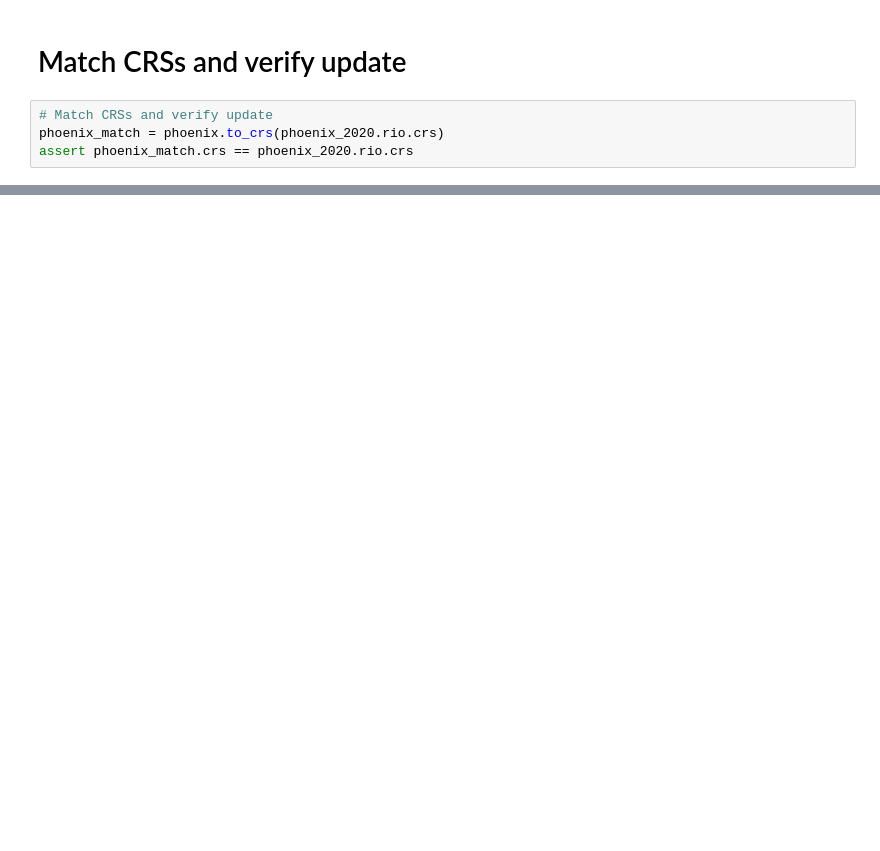
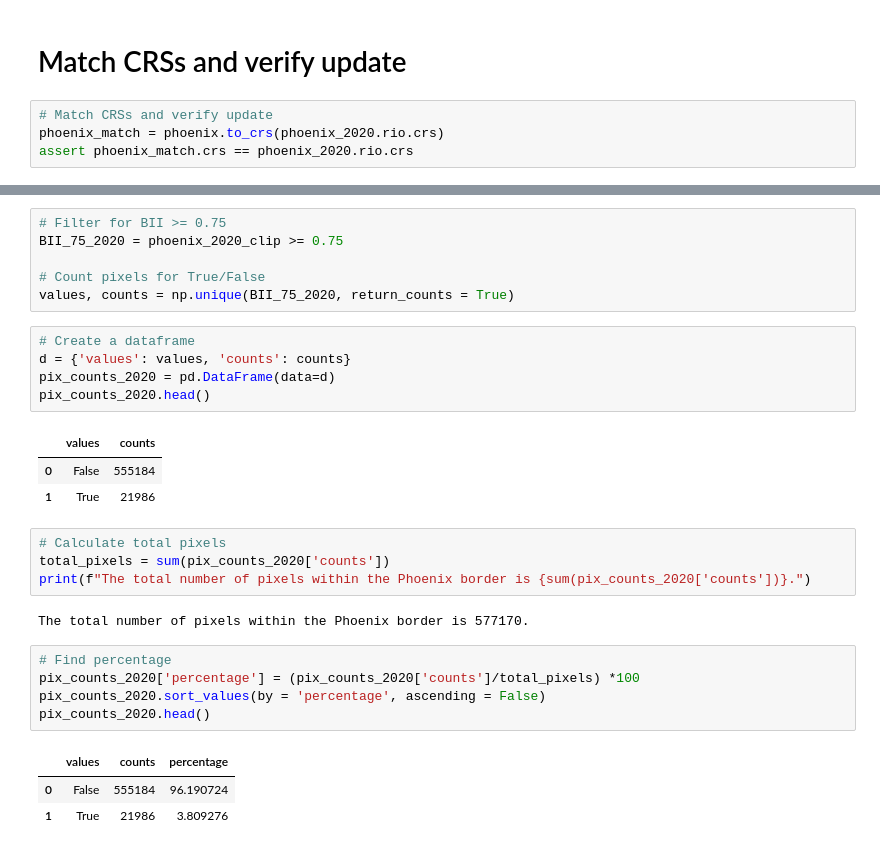
Before and after one commit to ceh58/biodiversity-phoenix, a Jupyter notebook: biodiversity-phonix.ipynb, the cells around one changed output, grey strips where cells are left out. Cells and saved outputs as stored; diff of their text form; blank space fills up the shorter version.

```diff
--- a/biodiversity-phonix.ipynb
+++ b/biodiversity-phonix.ipynb
@@ -211,0 +241,30 @@ assert phoenix_match.crs == phoenix_2020.rio.crs
+# %%
+# Filter for BII >= 0.75
+BII_75_2020 = phoenix_2020_clip >= 0.75
+
+# Count pixels for True/False
+values, counts = np.unique(BII_75_2020, return_counts = True)
+# %%
+# Create a dataframe
+d = {'values': values, 'counts': counts}
+pix_counts_2020 = pd.DataFrame(data=d)
+pix_counts_2020.head()
+# %% [output]
+|  | values | counts |
+| 0 | False | 555184 |
+| 1 | True | 21986 |
+# %%
+# Calculate total pixels
+total_pixels = sum(pix_counts_2020['counts'])
+print(f"The total number of pixels within the Phoenix border is {sum(pix_counts_2020['counts'])}.")
+# %% [output]
+The total number of pixels within the Phoenix border is 577170.
+# %%
+# Find percentage
+pix_counts_2020['percentage'] = (pix_counts_2020['counts']/total_pixels) *100
+pix_counts_2020.sort_values(by = 'percentage', ascending = False)
+pix_counts_2020.head()
+# %% [output]
+|  | values | counts | percentage |
+| 0 | False | 555184 | 96.190724 |
+| 1 | True | 21986 | 3.809276 |
```
Also changed, not shown: parts of 12 cells of this notebook.
